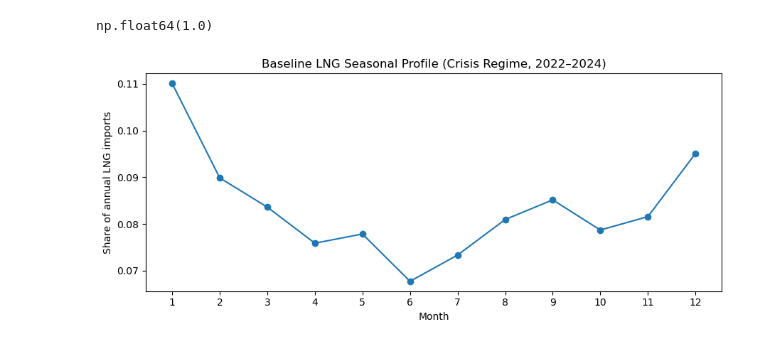
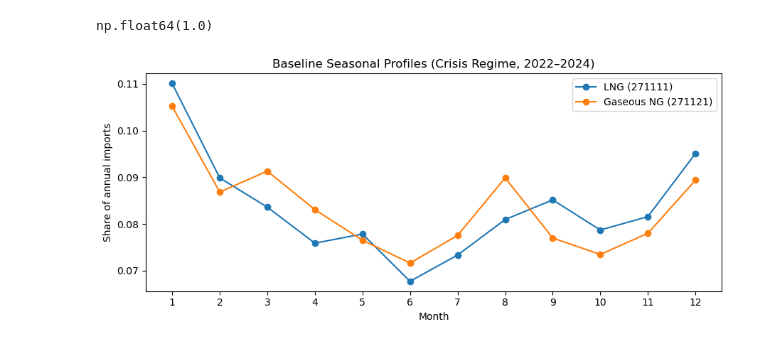
Before and after one commit to ron309/JEM_207-Data_Processing_in_Python_Projecct, a Jupyter notebook: Analysis.ipynb, the cells around one changed output. Cells and saved outputs as stored; diff of their text form; code cells hidden in the pictures.

Commit message:
update analysis notebook with latest findings, regime and stress scenarios and simple diagnostic model

```diff
--- a/Analysis.ipynb
+++ b/Analysis.ipynb
@@ -1057,23 +1010,39 @@ baseline_lng = compute_baseline_seasonal_profile(
 baseline_lng
 
 baseline_lng["mean_share"].sum()
+
+
+
+baseline_gas = compute_baseline_seasonal_profile(
+    seasonality_df=seasonality,
+    product="Gaseous NG (271121)",
+    regime="Crisis"
+)
+
+
+baseline_gas["mean_share"].sum()
 # %% [output]
 np.float64(1.0)
 # %%
-def plot_seasonal_profile(df, title):
+def plot_seasonal_profiles(dfs, labels, title):
     plt.figure(figsize=(9,4))
-    plt.plot(df["month"], df["mean_share"], marker="o")
+
+    for df, label in zip(dfs, labels):
+        plt.plot(df["month"], df["mean_share"], marker="o", label=label)
+
     plt.xlabel("Month")
-    plt.ylabel("Share of annual LNG imports")
+    plt.ylabel("Share of annual imports")
     plt.xticks(range(1, 13))
     plt.title(title)
+    plt.legend()
     plt.tight_layout()
     plt.show()
 
 
-plot_seasonal_profile(
-    baseline_lng,
-    title="Baseline LNG Seasonal Profile (Crisis Regime, 2022–2024)"
+plot_seasonal_profiles(
+    dfs=[baseline_lng, baseline_gas],
+    labels=["LNG (271111)", "Gaseous NG (271121)"],
+    title="Baseline Seasonal Profiles (Crisis Regime, 2022–2024)"
 )
 # %% [output]
-[figure, old version]
+[figure, new version]
```
Also changed, not shown: parts of 26 cells of this notebook.
